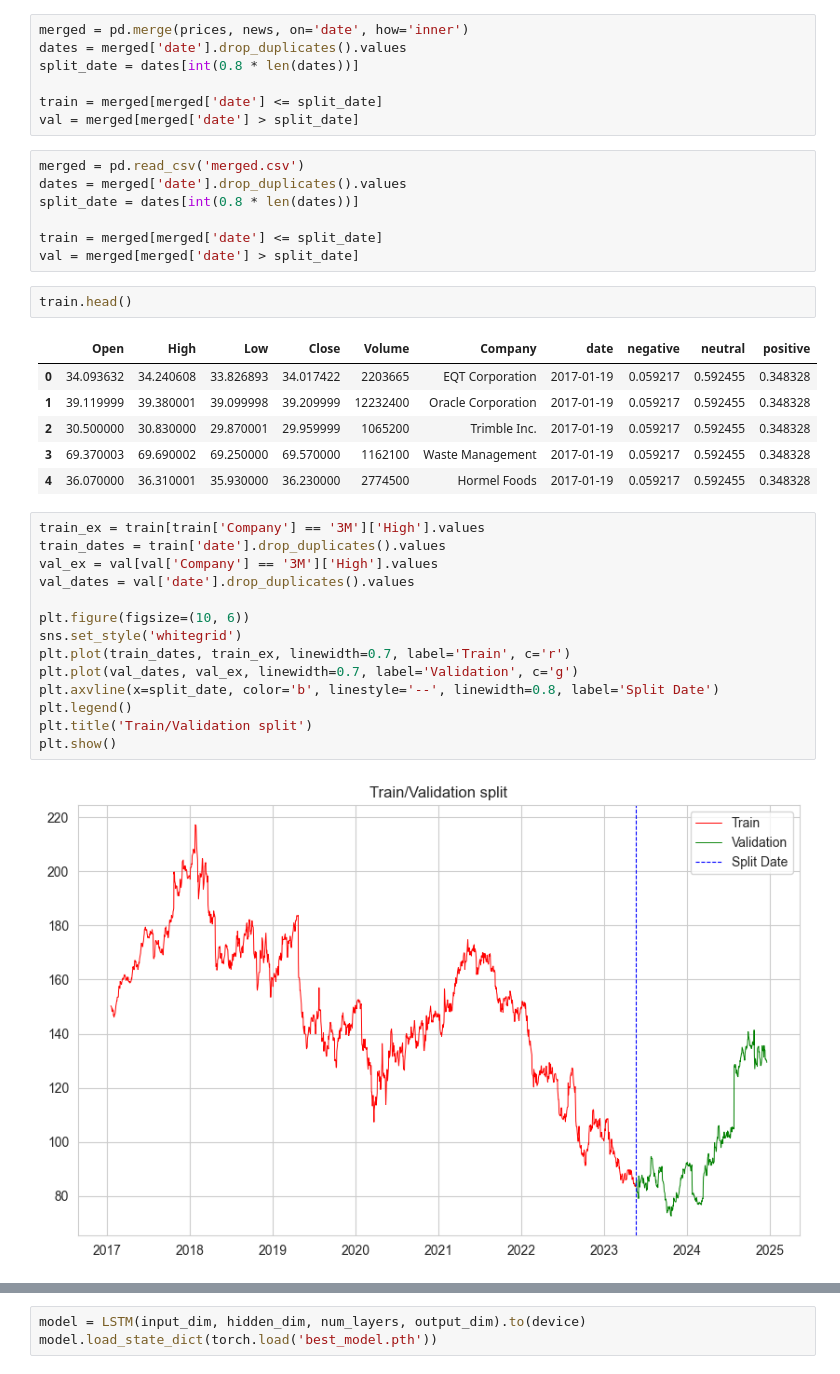
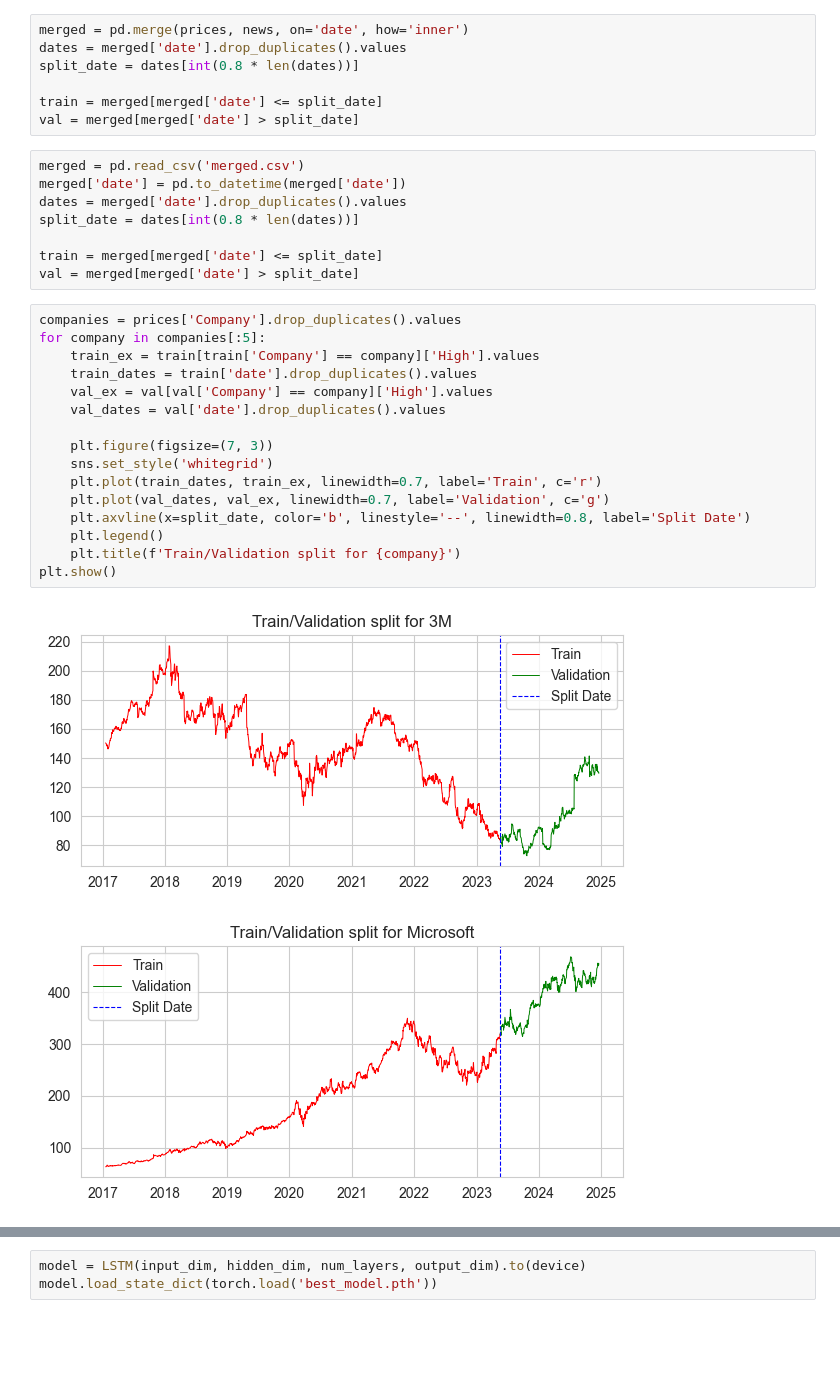
Before and after one commit to rrrbbb1/lstm-stock-prediction, a Jupyter notebook: notebook.ipynb, the cells around one changed output, grey strips where cells are left out. Cells and saved outputs as stored; diff of their text form; blank space fills up the shorter version.

```diff
--- a/notebook.ipynb
+++ b/notebook.ipynb
@@ -553,33 +534,28 @@ train = merged[merged['date'] <= split_date]
 val = merged[merged['date'] > split_date]
 # %%
 merged = pd.read_csv('merged.csv')
+merged['date'] = pd.to_datetime(merged['date'])
 dates = merged['date'].drop_duplicates().values
 split_date = dates[int(0.8 * len(dates))]
 
 train = merged[merged['date'] <= split_date]
 val = merged[merged['date'] > split_date]
-# %%
-train.head()
-# %% [output]
-|  | Open | High | Low | Close | Volume | Company | date | negative | neutral | positive |
-| 0 | 34.093632 | 34.240608 | 33.826893 | 34.017422 | 2203665 | EQT Corporation | 2017-01-19 | 0.059217 | 0.592455 | 0.348328 |
-| 1 | 39.119999 | 39.380001 | 39.099998 | 39.209999 | 12232400 | Oracle Corporation | 2017-01-19 | 0.059217 | 0.592455 | 0.348328 |
-| 2 | 30.500000 | 30.830000 | 29.870001 | 29.959999 | 1065200 | Trimble Inc. | 2017-01-19 | 0.059217 | 0.592455 | 0.348328 |
-| 3 | 69.370003 | 69.690002 | 69.250000 | 69.570000 | 1162100 | Waste Management | 2017-01-19 | 0.059217 | 0.592455 | 0.348328 |
-| 4 | 36.070000 | 36.310001 | 35.930000 | 36.230000 | 2774500 | Hormel Foods | 2017-01-19 | 0.059217 | 0.592455 | 0.348328 |
 # %%
-train_ex = train[train['Company'] == '3M']['High'].values
-train_dates = train['date'].drop_duplicates().values
-val_ex = val[val['Company'] == '3M']['High'].values
-val_dates = val['date'].drop_duplicates().values
+companies = prices['Company'].drop_duplicates().values
+for company in companies[:5]:
+    train_ex = train[train['Company'] == company]['High'].values
+    train_dates = train['date'].drop_duplicates().values
+    val_ex = val[val['Company'] == company]['High'].values
+    val_dates = val['date'].drop_duplicates().values
 
-plt.figure(figsize=(10, 6))
-sns.set_style('whitegrid')
-plt.plot(train_dates, train_ex, linewidth=0.7, label='Train', c='r')
-plt.plot(val_dates, val_ex, linewidth=0.7, label='Validation', c='g')
-plt.axvline(x=split_date, color='b', linestyle='--', linewidth=0.8, label='Split Date')
-plt.legend()
-plt.title('Train/Validation split')
+    plt.figure(figsize=(7, 3))
+    sns.set_style('whitegrid')
+    plt.plot(train_dates, train_ex, linewidth=0.7, label='Train', c='r')
+    plt.plot(val_dates, val_ex, linewidth=0.7, label='Validation', c='g')
+    plt.axvline(x=split_date, color='b', linestyle='--', linewidth=0.8, label='Split Date')
+    plt.legend()
+    plt.title(f'Train/Validation split for {company}')
 plt.show()
 # %% [output]
-[figure, old version]
+[figure, new version]
+[figure, added]
```
Also changed, not shown: parts of 55 cells of this notebook.
